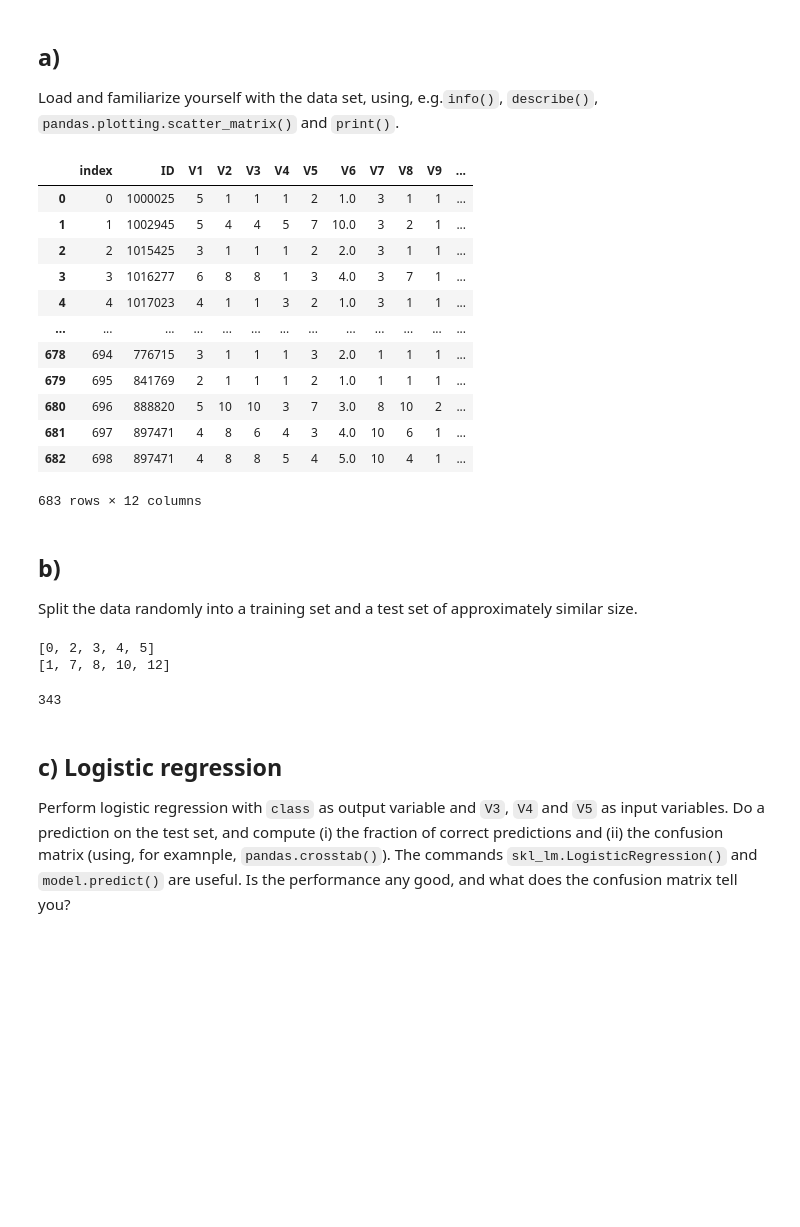
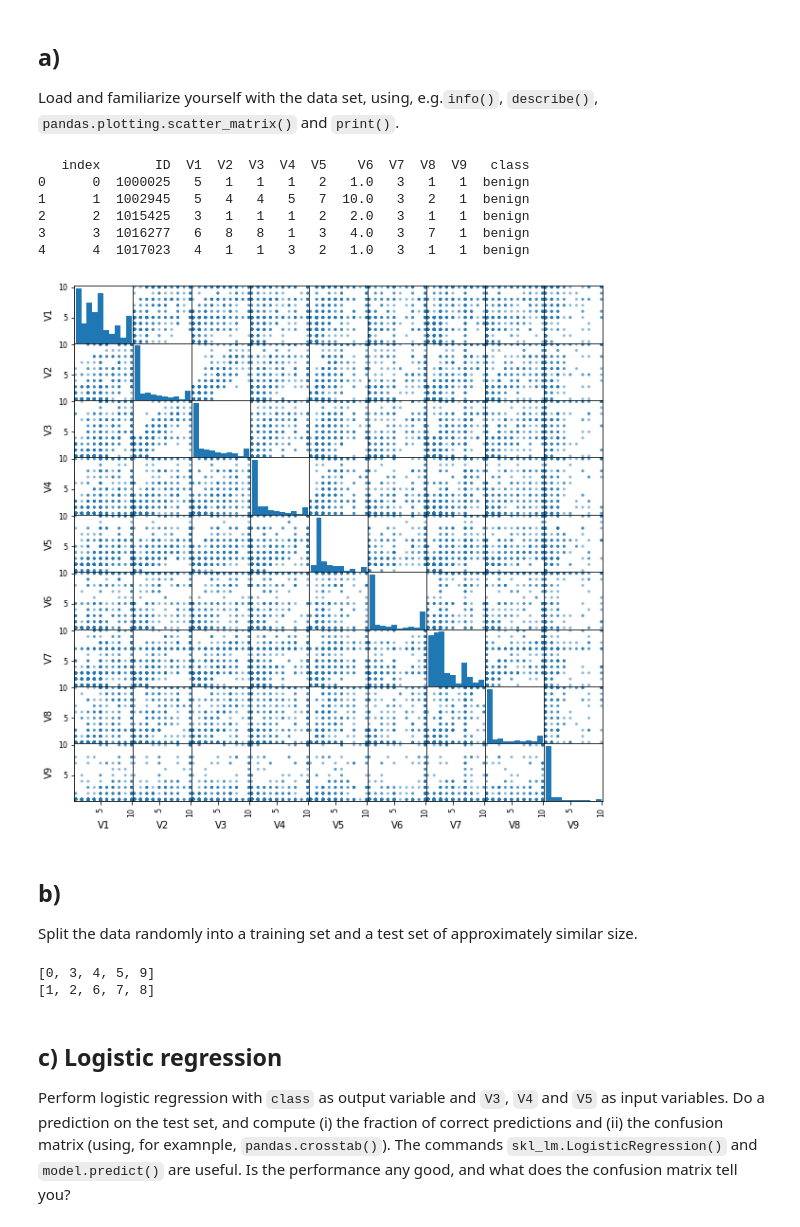
Before and after one commit to flapinski/SML, a Jupyter notebook: exercises/SML-session_4.ipynb, the cells around one changed output. Saved outputs shown, nothing was run; the diff lists cells and outputs as text; code cells hidden in the pictures; blank space fills up the shorter version.

```diff
--- a/exercises/SML-session_4.ipynb
+++ b/exercises/SML-session_4.ipynb
@@ -40,36 +38,32 @@ Load and familiarize yourself with the data set, using, e.g.`info()`, `describe(
 # url = 'data/biopsy.csv'
 url = 'https://uu-sml.github.io/course-sml-public/data/biopsy.csv'
 biopsy = pd.read_csv(url, na_values='?', dtype={'ID': str}).dropna().reset_index()
-# %%
-biopsy
-# %% [output]
-|  | index | ID | V1 | V2 | V3 | V4 | V5 | V6 | V7 | V8 | V9 | ... |
-| 0 | 0 | 1000025 | 5 | 1 | 1 | 1 | 2 | 1.0 | 3 | 1 | 1 | ... |
-| 1 | 1 | 1002945 | 5 | 4 | 4 | 5 | 7 | 10.0 | 3 | 2 | 1 | ... |
-| 2 | 2 | 1015425 | 3 | 1 | 1 | 1 | 2 | 2.0 | 3 | 1 | 1 | ... |
-| 3 | 3 | 1016277 | 6 | 8 | 8 | 1 | 3 | 4.0 | 3 | 7 | 1 | ... |
-| 4 | 4 | 1017023 | 4 | 1 | 1 | 3 | 2 | 1.0 | 3 | 1 | 1 | ... |
-| ... | ... | ... | ... | ... | ... | ... | ... | ... | ... | ... | ... | ... |
-| 678 | 694 | 776715 | 3 | 1 | 1 | 1 | 3 | 2.0 | 1 | 1 | 1 | ... |
-| 679 | 695 | 841769 | 2 | 1 | 1 | 1 | 2 | 1.0 | 1 | 1 | 1 | ... |
-| 680 | 696 | 888820 | 5 | 10 | 10 | 3 | 7 | 3.0 | 8 | 10 | 2 | ... |
-| 681 | 697 | 897471 | 4 | 8 | 6 | 4 | 3 | 4.0 | 10 | 6 | 1 | ... |
-| 682 | 698 | 897471 | 4 | 8 | 8 | 5 | 4 | 5.0 | 10 | 4 | 1 | ... |
-683 rows × 12 columns
+# %%
+print(biopsy.head())
+biopsy.describe()
+pd.plotting.scatter_matrix(biopsy.iloc[:,2:11], figsize=(10,10))
+plt.show()
+# %% [output]
+   index       ID  V1  V2  V3  V4  V5    V6  V7  V8  V9   class
+0      0  1000025   5   1   1   1   2   1.0   3   1   1  benign
+1      1  1002945   5   4   4   5   7  10.0   3   2   1  benign
+2      2  1015425   3   1   1   1   2   2.0   3   1   1  benign
+3      3  1016277   6   8   8   1   3   4.0   3   7   1  benign
+4      4  1017023   4   1   1   3   2   1.0   3   1   1  benign
+[figure, added]
 # %% [markdown]
 ## b)
 Split the data randomly into a training set and a test set of approximately similar size.
 # %%
 np.random.seed(1)
-train = sorted(np.random.choice(683, 340, replace=False))
+train = sorted(np.random.choice(biopsy.shape[0], 300, replace=False))
 test = [x for x in range(683) if x not in train]
 
 print(train[0:5])
 print(test[0:5])
 # %% [output]
-[0, 2, 3, 4, 5]
-[1, 7, 8, 10, 12]
+[0, 3, 4, 5, 9]
+[1, 2, 6, 7, 8]
-343
 # %% [markdown]
 ## c) Logistic regression <a id='4.1-c'></a>
 Perform logistic regression with `class` as output variable and `V3`, `V4` and `V5` as input variables. Do a prediction on the test set, and compute (i) the fraction of correct predictions and (ii) the confusion matrix (using, for examnple, `pandas.crosstab()`). The commands `skl_lm.LogisticRegression()` and `model.predict()` are useful. Is the performance any good, and what does the confusion matrix tell you?
```
Also changed, not shown: parts of 7 cells of this notebook.
